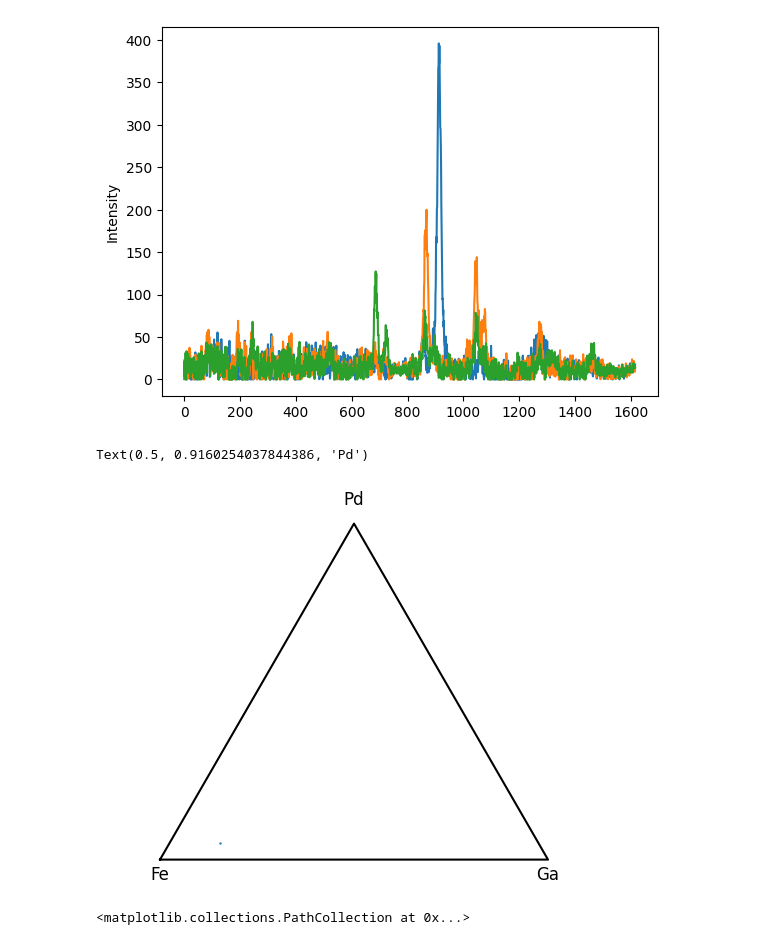
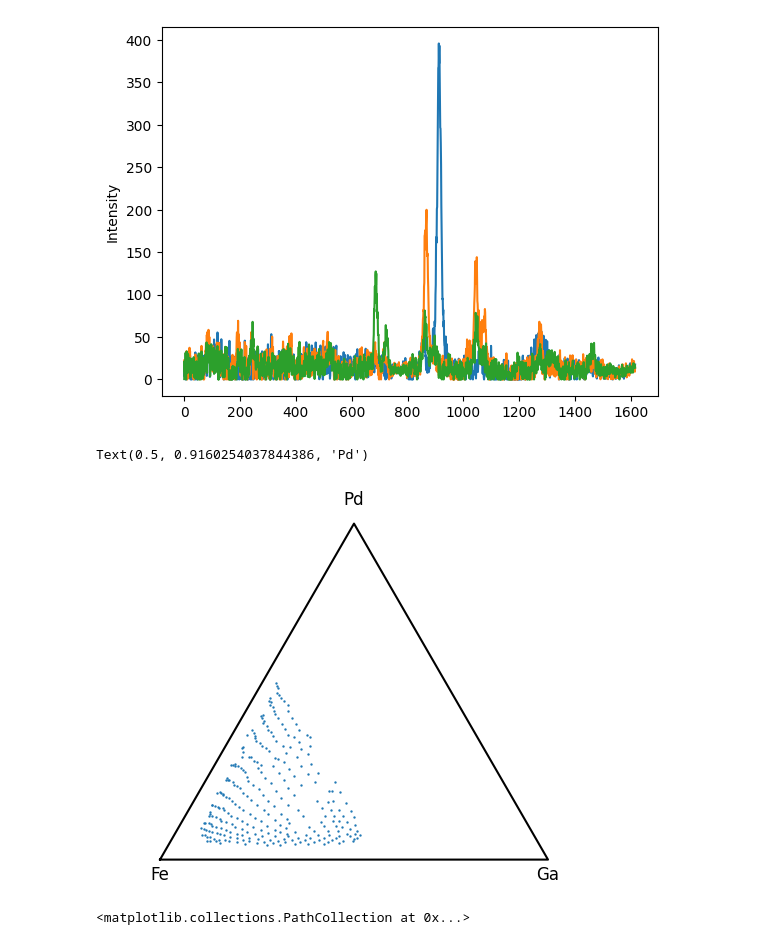
Before and after one commit to Lemonatix/how-to-python, a Jupyter notebook: Computerscience and Programming 24/VL_21.01.25/datascience_puds_new.ipynb, the cells around one changed output. Saved outputs shown, nothing was run; the diff lists cells and outputs as text; code cells hidden in the pictures.

```diff
--- a/Computerscience and Programming 24/VL_21.01.25/datascience_puds_new.ipynb
+++ b/Computerscience and Programming 24/VL_21.01.25/datascience_puds_new.ipynb
@@ -331,15 +331,15 @@ triangle_x = [0, 1, 0.5, 0]
 triangle_y = [0, 0, np.sqrt(3) / 2, 0]
 # %%
 plt.plot(triangle_x,triangle_y,c='black')
-plt.scatter(points[0,0],points[0,1], s=0.5) # s=... changes dot size
+plt.scatter(points[:,0],points[:,1], s=0.5) # s=... changes dot size
 plt.axis('equal')
 plt.axis('off')
 plt.text(0, -0.05, "Fe", ha='center', fontsize=12)
 plt.text(1, -0.05, "Ga", ha='center', fontsize=12)
 plt.text(0.5, np.sqrt(3) / 2 + 0.05, "Pd", ha='center', fontsize=12)
 # %% [output]
 Text(0.5, 0.9160254037844386, 'Pd')
-[figure, old version]
+[figure, new version]
 # %%
 #we use PCA to visualize the XRD landscape
 from sklearn.decomposition import PCA
```
Also changed, not shown: parts of 6 cells of this notebook.
